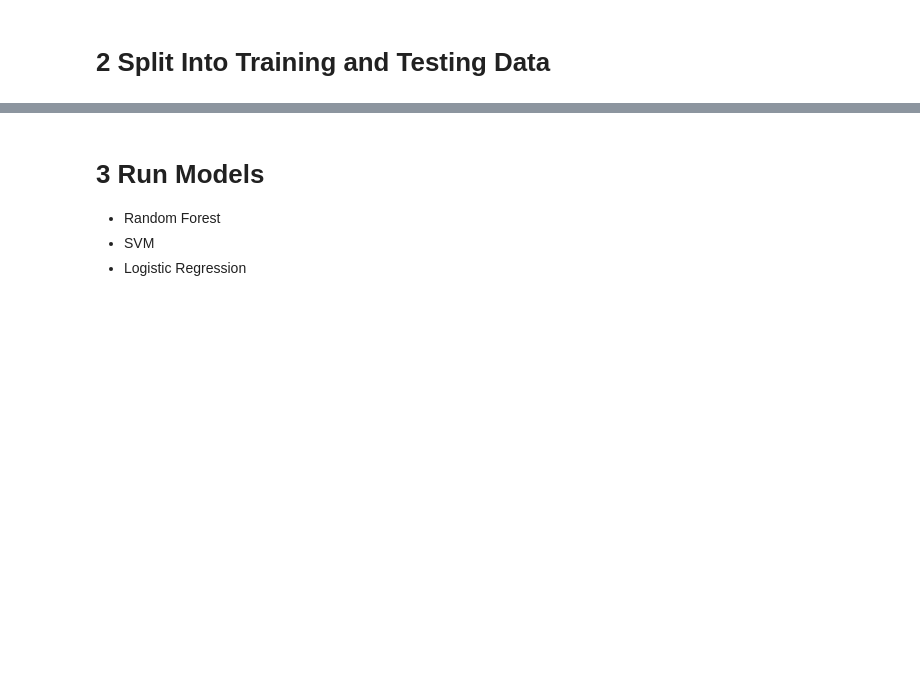
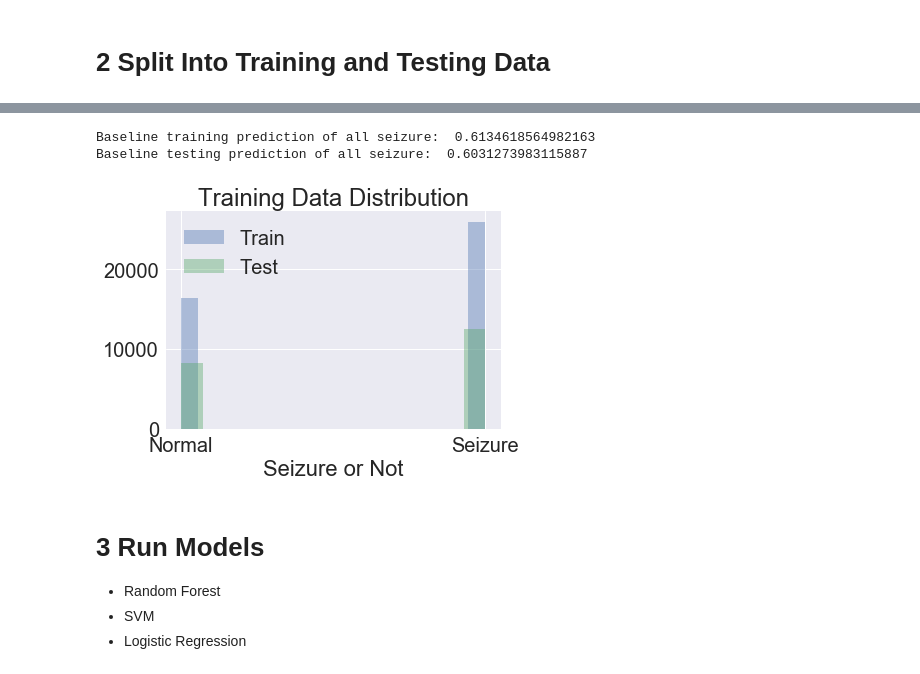
Before and after one commit to adam2392/dnn-unsupervised, a Jupyter notebook: dnn/baseline analysis/Baseline RF SVM LR Analysis .ipynb, the cells around one changed output, grey strips where cells are left out. Cells and saved outputs as stored; diff of their text form; code cells hidden in the pictures; blank space fills up the shorter version.

```diff
--- a/dnn/baseline analysis/Baseline RF SVM LR Analysis .ipynb
+++ b/dnn/baseline analysis/Baseline RF SVM LR Analysis .ipynb
@@ -155,3 +153,19 @@ print(y_test.shape)
+# %%
+plt.figure()
+sns.distplot(y_train, kde=False, axlabel='Seizure or Not', label='Train')
+sns.distplot(y_test, kde=False, label='Test')
+ax=plt.gca()
+ax.set_title('Training Data Distribution')
+ax.set_xticks([0,1])
+ax.set_xticklabels(['Normal', 'Seizure'])
+ax.legend()
+
+print("Baseline training prediction of all seizure: ", np.sum(y_train)/len(y_train))
+print("Baseline testing prediction of all seizure: ", np.sum(y_test)/len(y_test))
+# %% [output]
+Baseline training prediction of all seizure:  0.6134618564982163
+Baseline testing prediction of all seizure:  0.6031273983115887
+[figure, added]
 # %% [markdown]
 # 3 Run Models
 
```
Also changed, not shown: parts of 16 cells of this notebook, 2 other files.
